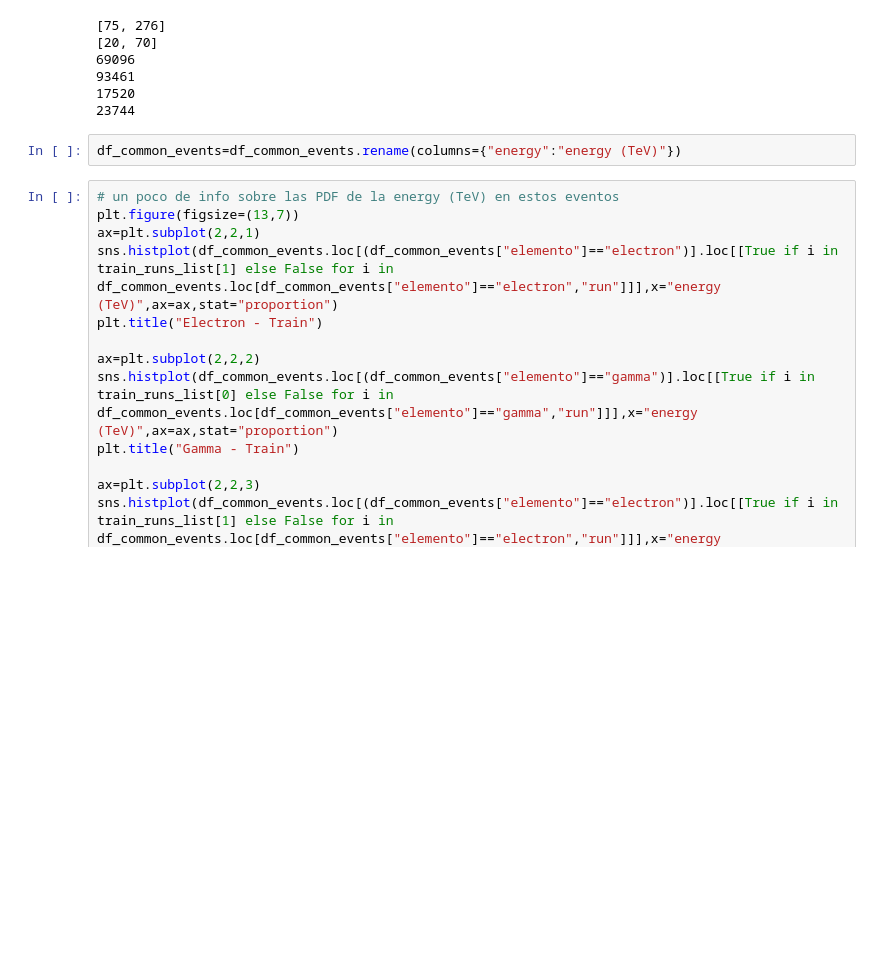
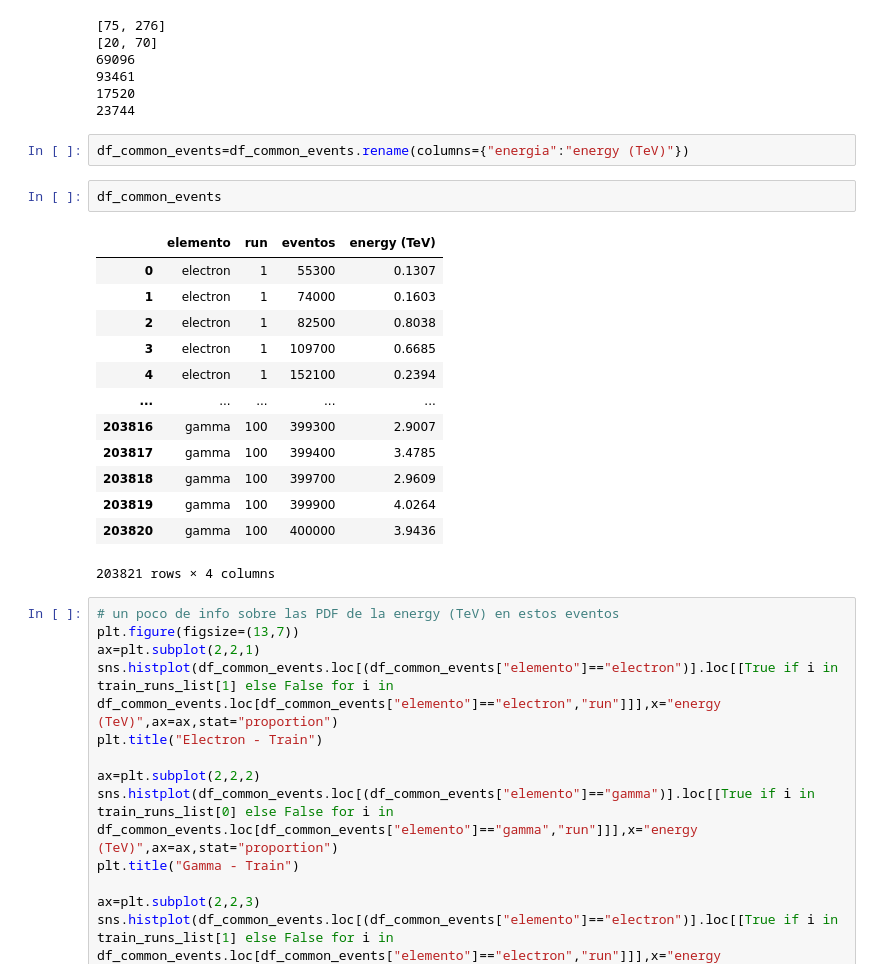
Before and after one commit to ArturoSirvent/second_CTA_analysis, a Jupyter notebook: notebooks/013.1_energy_analysisResultados.ipynb, the cells around one changed output. Drawn from its saved outputs; the diff is of its cells as text; blank space fills up the shorter version.

```diff
--- a/notebooks/013.1_energy_analysisResultados.ipynb
+++ b/notebooks/013.1_energy_analysisResultados.ipynb
@@ -152,7 +155,23 @@ print(df_common_events.loc[(df_common_events["elemento"]=="gamma")].loc[[True if
 17520
 23744
 # %%
-df_common_events=df_common_events.rename(columns={"energy":"energy (TeV)"})
+df_common_events=df_common_events.rename(columns={"energia":"energy (TeV)"})
+# %%
+df_common_events
+# %% [output]
+|  | elemento | run | eventos | energy (TeV) |
+| 0 | electron | 1 | 55300 | 0.1307 |
+| 1 | electron | 1 | 74000 | 0.1603 |
+| 2 | electron | 1 | 82500 | 0.8038 |
+| 3 | electron | 1 | 109700 | 0.6685 |
+| 4 | electron | 1 | 152100 | 0.2394 |
+| ... | ... | ... | ... | ... |
+| 203816 | gamma | 100 | 399300 | 2.9007 |
+| 203817 | gamma | 100 | 399400 | 3.4785 |
+| 203818 | gamma | 100 | 399700 | 2.9609 |
+| 203819 | gamma | 100 | 399900 | 4.0264 |
+| 203820 | gamma | 100 | 400000 | 3.9436 |
+203821 rows × 4 columns
 # %%
 # un poco de info sobre las PDF de la energy (TeV) en estos eventos
 plt.figure(figsize=(13,7))
```
Also changed, not shown: parts of 13 cells of this notebook, 27 other files.
